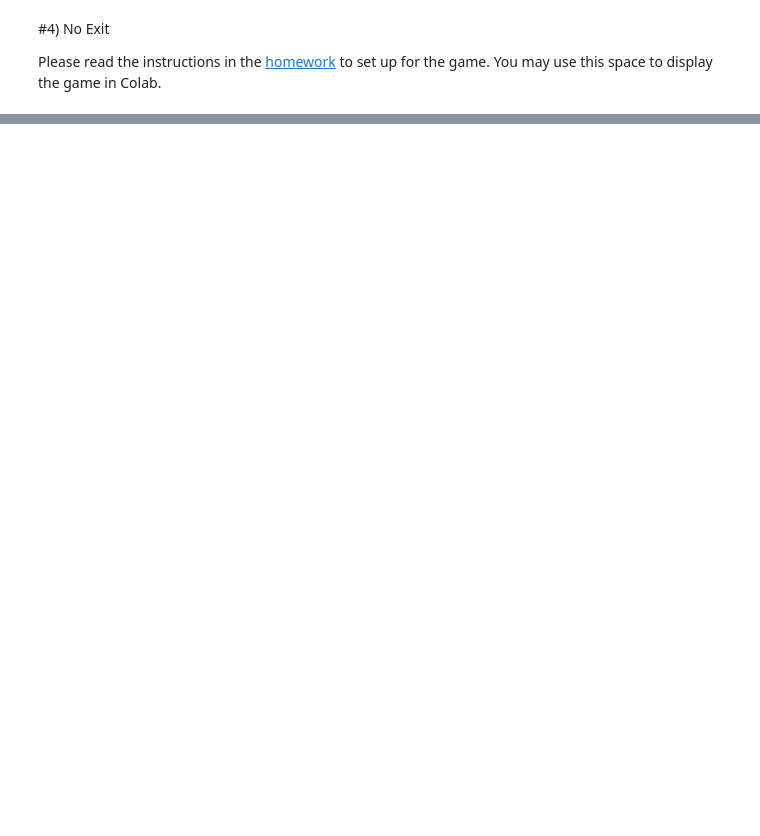
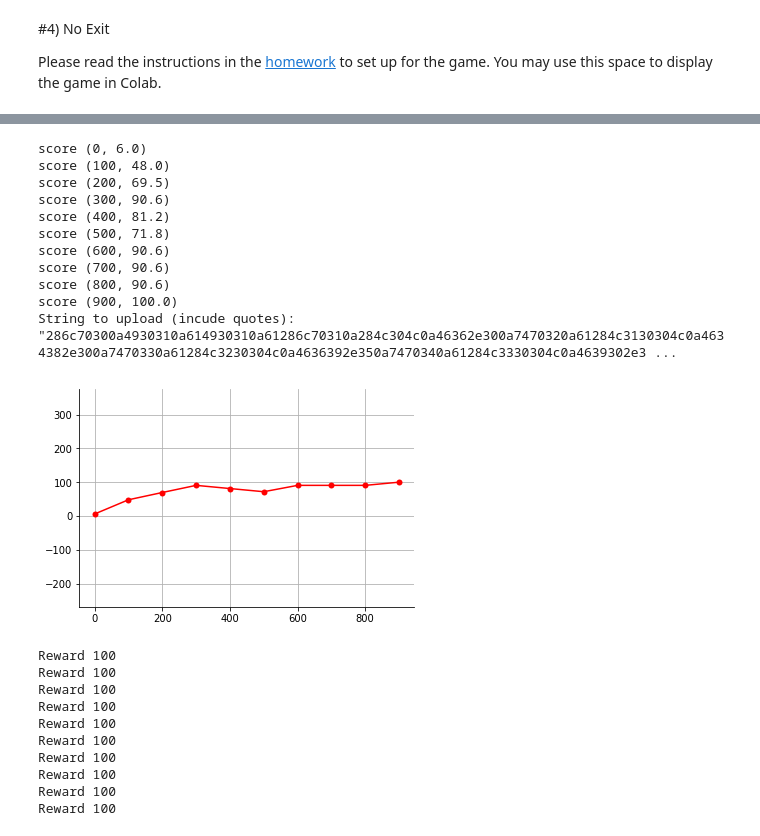
Before and after one commit to LindseyRRay/collab, a Jupyter notebook: LRR_MIT_6_036_HW10_Colab_Notebook.ipynb, the cells around one changed output, grey strips where cells are left out. Cells and saved outputs as stored; diff of their text form; code cells hidden in the pictures; blank space fills up the shorter version.

```diff
--- a/LRR_MIT_6_036_HW10_Colab_Notebook.ipynb
+++ b/LRR_MIT_6_036_HW10_Colab_Notebook.ipynb
@@ -424,0 +543,26 @@ test_solve_play(draw = True)
+# %%
+# try tabular Q batch
+code_for_hw10.test_learn_play(iters=1000, tabular=True, batch=True)
+# %% [output]
+score (0, 6.0)
+score (100, 48.0)
+score (200, 69.5)
+score (300, 90.6)
+score (400, 81.2)
+score (500, 71.8)
+score (600, 90.6)
+score (700, 90.6)
+score (800, 90.6)
+score (900, 100.0)
+String to upload (incude quotes): "286c70300a4930310a614930310a61286c70310a284c304c0a46362e300a7470320a61284c3130304c0a4634382e300a7470330a61284c3230304c0a4636392e350a7470340a61284c3330304c0a4639302e3 ...
+[figure, added]
+Reward 100
+Reward 100
+Reward 100
+Reward 100
+Reward 100
+Reward 100
+Reward 100
+Reward 100
+Reward 100
+Reward 100
```
Also changed, not shown: parts of 13 cells of this notebook.
